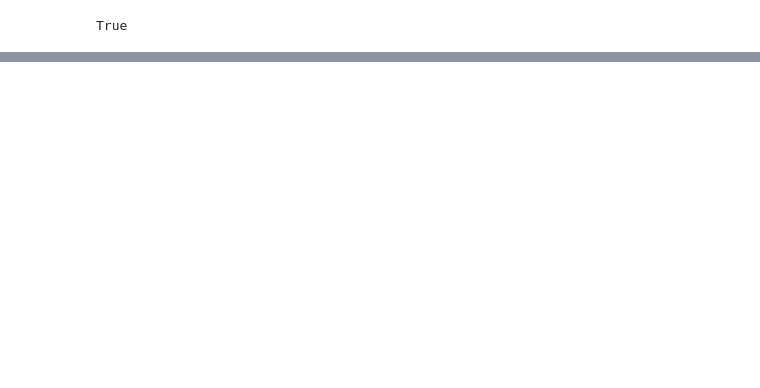
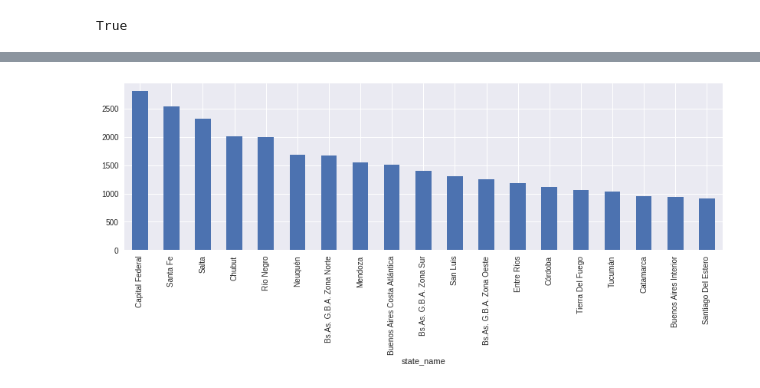
Before and after one commit to jazminferreiro-zz/orgaTP1, a Jupyter notebook: Analisis exploratorio Properati .ipynb, the cells around one changed output, grey strips where cells are left out. Cells and saved outputs as stored; diff of their text form; code cells hidden in the pictures; blank space fills up the shorter version.

```diff
--- a/Analisis exploratorio Properati .ipynb
+++ b/Analisis exploratorio Properati .ipynb
@@ -186,0 +209,4 @@ properati = pd.concat([properati_2013_08,properati_2013_09,properati_2013_10,pro
+# %%
+properati.groupby('state_name').mean()['price_usd_per_m2'].sort_values(ascending=False)[0:19].plot(kind='bar',figsize=(14,4));
+# %% [output]
+[figure, added]
```
Also changed, not shown: parts of 9 cells of this notebook.
